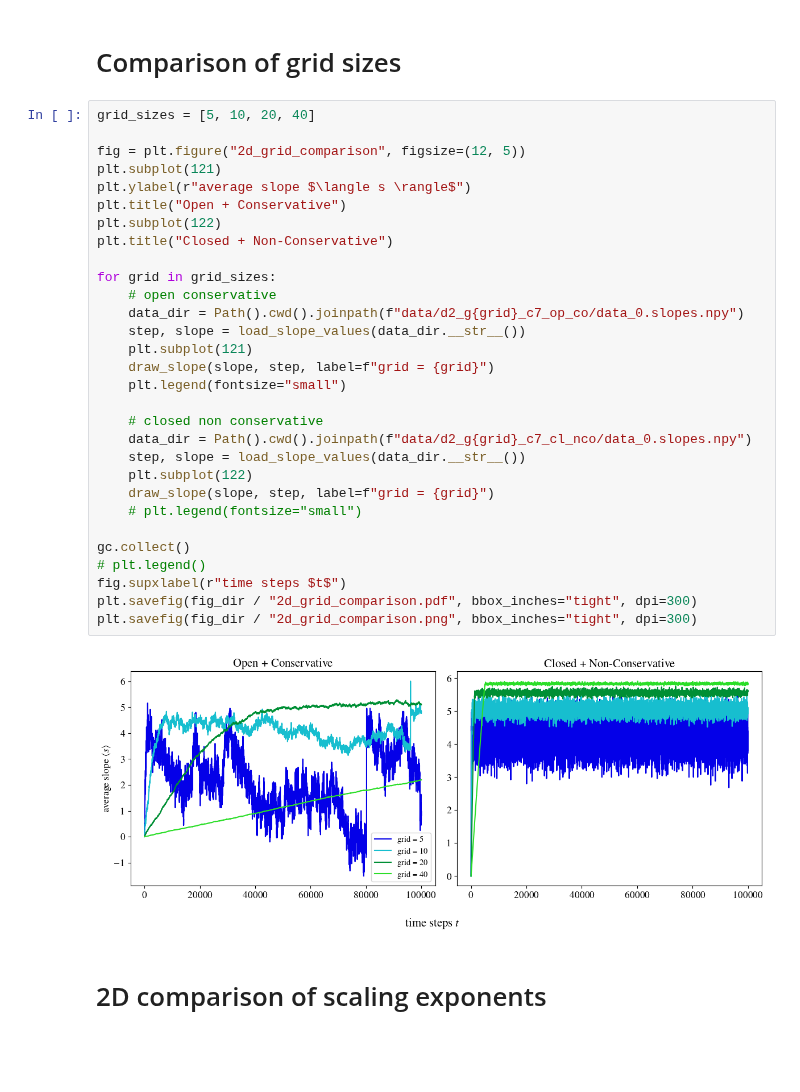
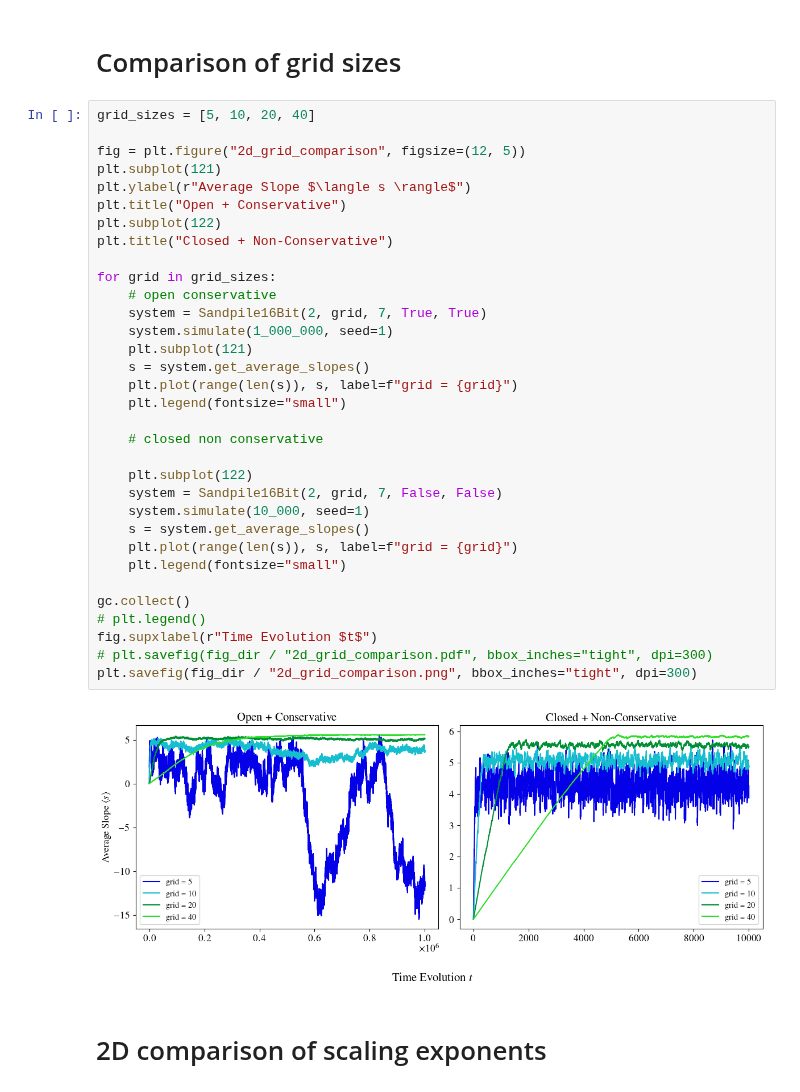
Before and after one commit to GabrielRemi/Sandpile, a Jupyter notebook: Code/analysis_2d.ipynb, the cells around one changed output. Drawn from its saved outputs; the diff is of its cells as text; blank space fills up the shorter version.

```diff
--- a/Code/analysis_2d.ipynb
+++ b/Code/analysis_2d.ipynb
@@ -45,35 +62,38 @@ plt.savefig(fig_dir / "2d_bp_comparison.png", bbox_inches="tight", dpi=300)
 # %%
 grid_sizes = [5, 10, 20, 40]
 
 fig = plt.figure("2d_grid_comparison", figsize=(12, 5))
 plt.subplot(121)
-plt.ylabel(r"average slope $\langle s \rangle$")
+plt.ylabel(r"Average Slope $\langle s \rangle$")
 plt.title("Open + Conservative")
 plt.subplot(122)
 plt.title("Closed + Non-Conservative")
 
 for grid in grid_sizes:
     # open conservative
-    data_dir = Path().cwd().joinpath(f"data/d2_g{grid}_c7_op_co/data_0.slopes.npy")
-    step, slope = load_slope_values(data_dir.__str__())
+    system = Sandpile16Bit(2, grid, 7, True, True)
+    system.simulate(1_000_000, seed=1)
     plt.subplot(121)
-    draw_slope(slope, step, label=f"grid = {grid}")
+    s = system.get_average_slopes()
+    plt.plot(range(len(s)), s, label=f"grid = {grid}")
     plt.legend(fontsize="small")
 
     # closed non conservative
-    data_dir = Path().cwd().joinpath(f"data/d2_g{grid}_c7_cl_nco/data_0.slopes.npy")
-    step, slope = load_slope_values(data_dir.__str__())
+
     plt.subplot(122)
-    draw_slope(slope, step, label=f"grid = {grid}")
-    # plt.legend(fontsize="small")
+    system = Sandpile16Bit(2, grid, 7, False, False)
+    system.simulate(10_000, seed=1)
+    s = system.get_average_slopes()
+    plt.plot(range(len(s)), s, label=f"grid = {grid}")
+    plt.legend(fontsize="small")
 
 gc.collect()
 # plt.legend()
-fig.supxlabel(r"time steps $t$")
-plt.savefig(fig_dir / "2d_grid_comparison.pdf", bbox_inches="tight", dpi=300)
+fig.supxlabel(r"Time Evolution $t$")
+# plt.savefig(fig_dir / "2d_grid_comparison.pdf", bbox_inches="tight", dpi=300)
 plt.savefig(fig_dir / "2d_grid_comparison.png", bbox_inches="tight", dpi=300)
 # %% [output]
-[figure, old version]
+[figure, new version]
 # %% [markdown]
 
 # 2D comparison of scaling exponents
```
Also changed, not shown: parts of 4 cells of this notebook, 11 other files.
